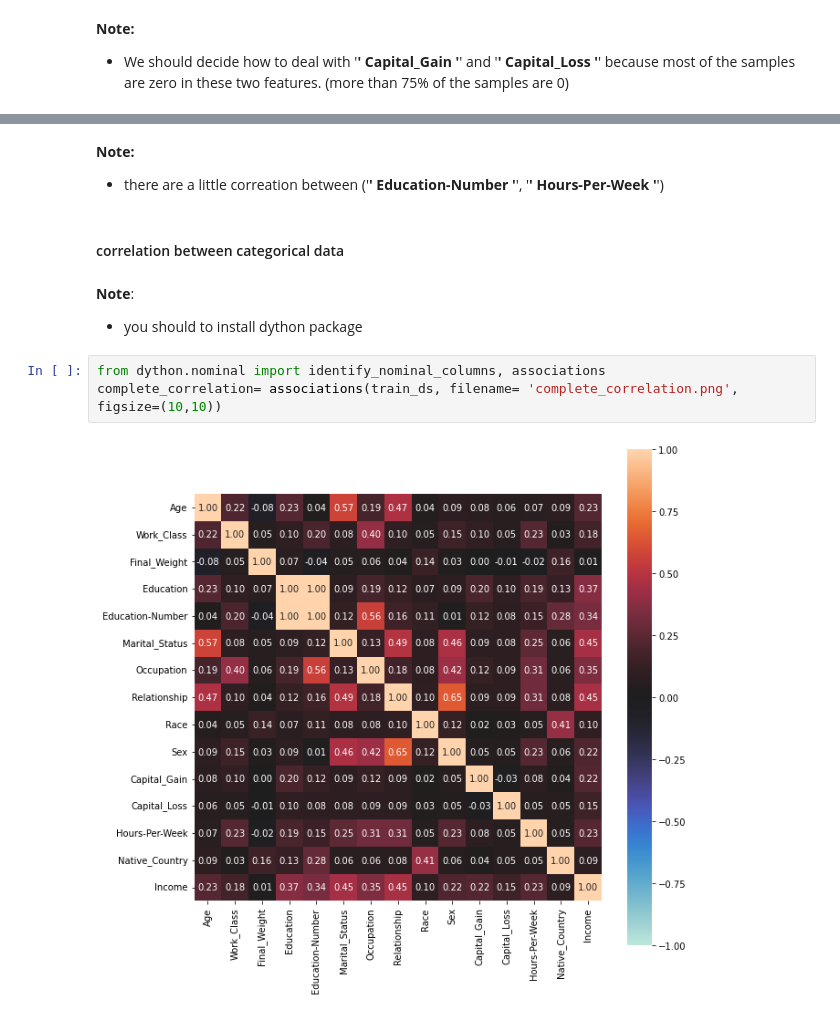
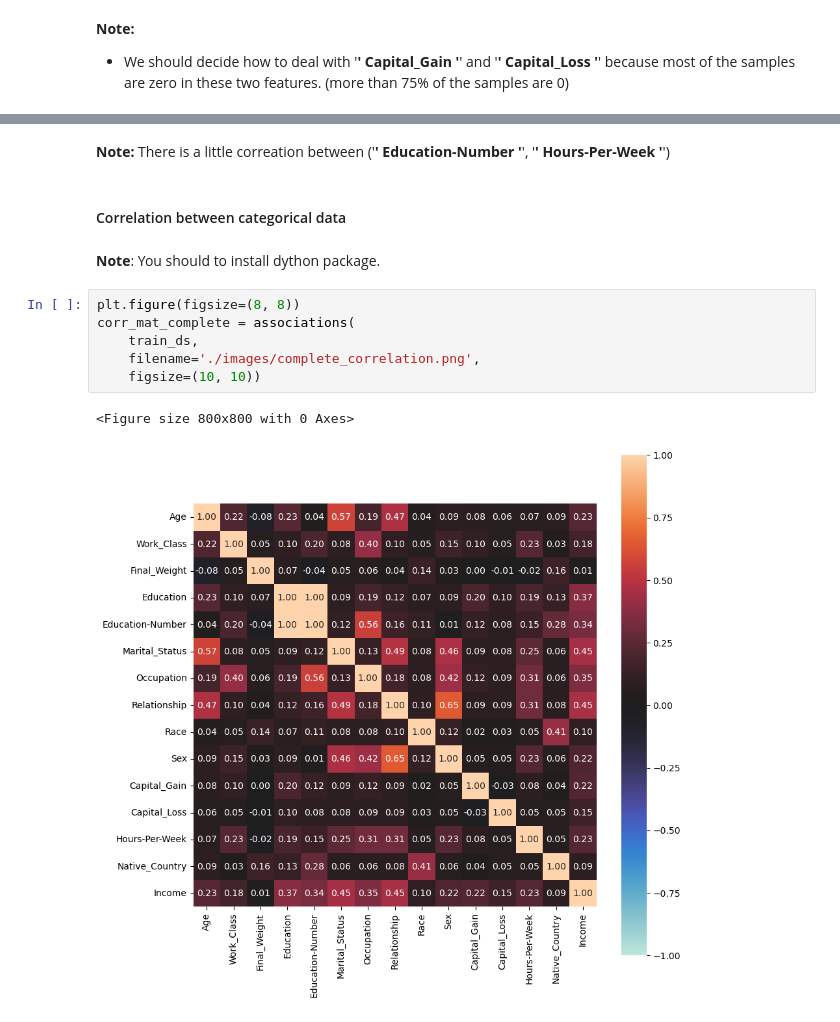
Before and after one commit to ErfanRasti/DataMining-Projects, a Jupyter notebook: ClassificationProject/main.ipynb, the cells around one changed output, grey strips where cells are left out. Drawn from its saved outputs; the diff is of its cells as text.

Commit message:
Completing the correlation matrix subsection

```diff
--- a/ClassificationProject/main.ipynb
+++ b/ClassificationProject/main.ipynb
@@ -227,13 +224,15 @@ train_ds.corr()
 # %% [markdown]
-<b>Note:</b>
-- there are a little correation between ('**' Education-Number '**', '**' Hours-Per-Week '**')
+<b>Note:</b> There is a little correation between ('**' Education-Number '**', '**' Hours-Per-Week '**')
 # %% [markdown]
-#### correlation between categorical data
+#### Correlation between categorical data
 # %% [markdown]
- <b>Note</b>:
-- you should to install dython package
+ <b>Note</b>: You should to install dython package.
 # %%
-from dython.nominal import identify_nominal_columns, associations
-complete_correlation= associations(train_ds, filename= 'complete_correlation.png', figsize=(10,10))
+plt.figure(figsize=(8, 8))
+corr_mat_complete = associations(
+    train_ds,
+    filename='./images/complete_correlation.png',
+    figsize=(10, 10))
 # %% [output]
+<Figure size 800x800 with 0 Axes>
-[figure, old version]
+[figure, new version]
```
Also changed, not shown: parts of 6 cells of this notebook, 2 other files.
